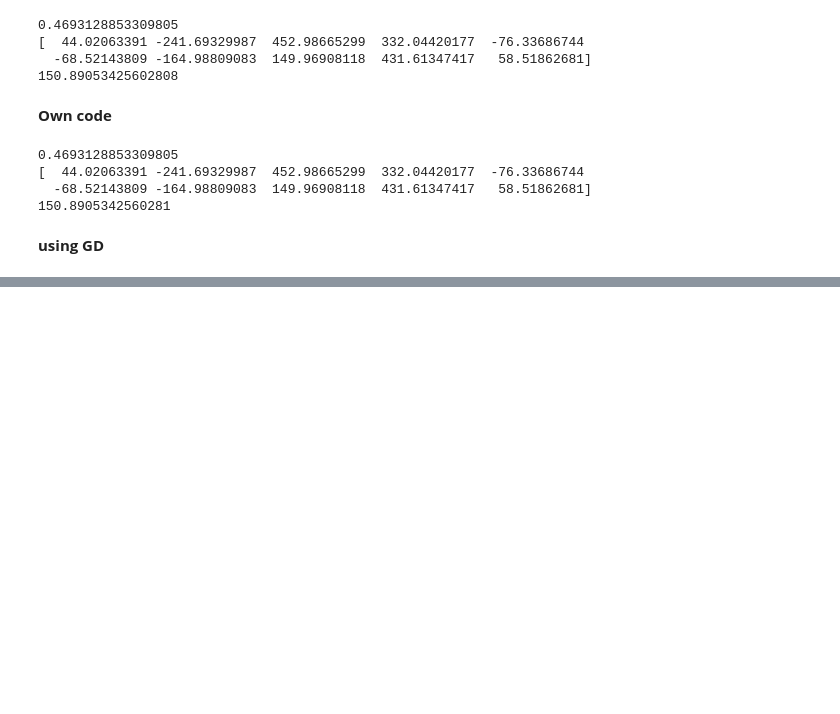
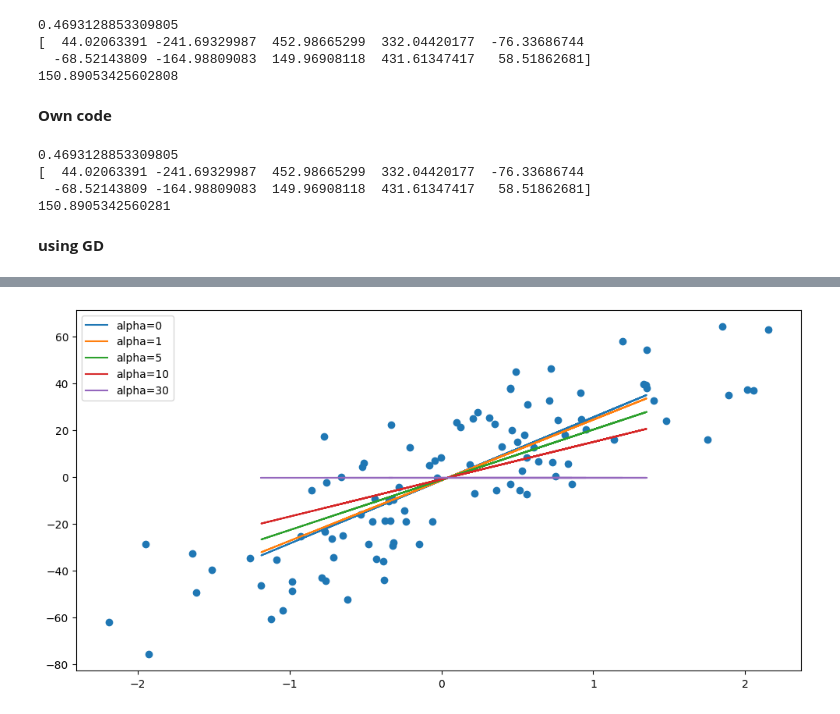
Before and after one commit to Avit-hodibu/Regression, a Jupyter notebook: Bias_variance.ipynb, the cells around one changed output, grey strips where cells are left out. Cells and saved outputs as stored; diff of their text form; code cells hidden in the pictures; blank space fills up the shorter version.

Commit message:
Lasso

```diff
--- a/Bias_variance.ipynb
+++ b/Bias_variance.ipynb
@@ -316,0 +424,13 @@ print(reg.intercept_)
+# %%
+X,y = make_regression(n_samples=100, n_features=1, n_informative=1, n_targets=1,noise=20,random_state=13)
+
+X_train,X_test,y_train,y_test = train_test_split(X,y,test_size=0.2)
+
+plt.scatter(X,y)
+
+from sklearn.linear_model import LinearRegression
+
+reg = LinearRegression()
+reg.fit(X_train,y_train)
+print(reg.coef_)
+print(reg.intercept_)
@@ -316,0 +441,12 @@ print(reg.intercept_)
+# %%
+alphas = [0,1,5,10,30]
+plt.figure(figsize=(12,6))
+plt.scatter(X,y)
+for i in alphas:
+    L = Lasso(alpha=i)
+    L.fit(X_train,y_train)
+    plt.plot(X_test,L.predict(X_test),label='alpha={}'.format(i))
+plt.legend()
+plt.show()
+# %% [output]
+[figure, added]
```
Also changed, not shown: parts of 16 cells of this notebook.
